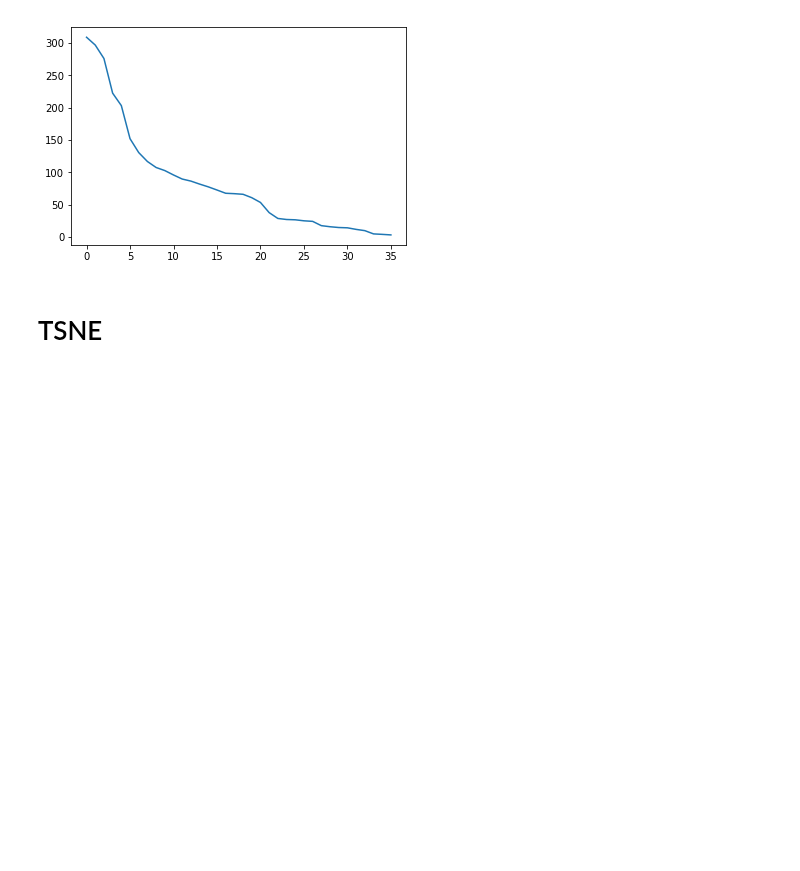
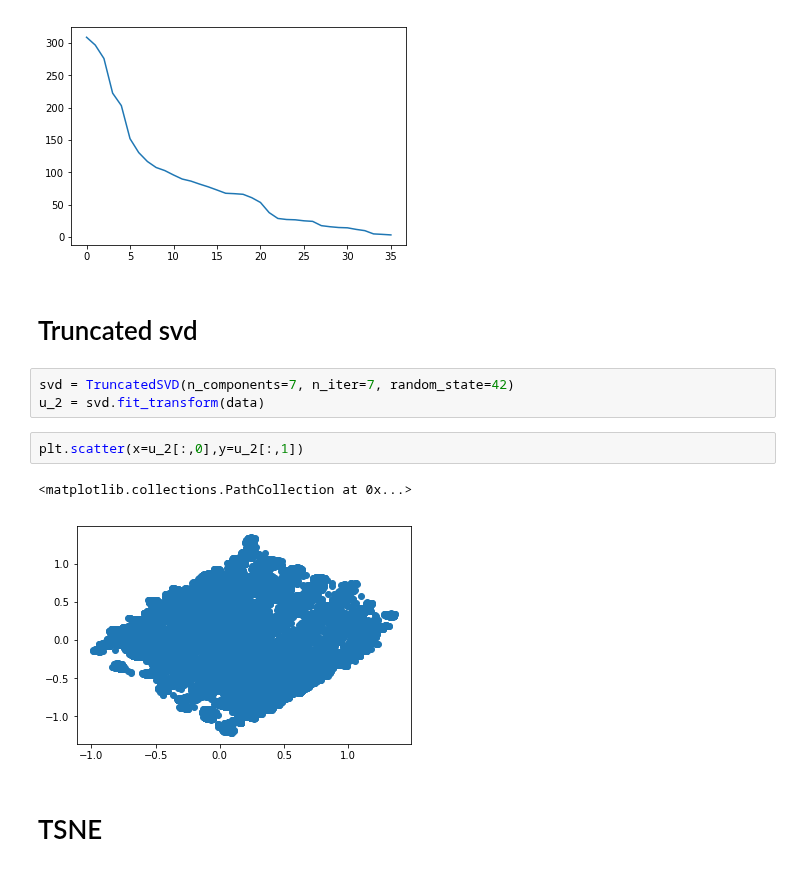
Before and after one commit to Azowyl/TP-Datos, a Jupyter notebook: Pre-procesamiento 03-06.ipynb, the cells around one changed output. Drawn from its saved outputs; the diff is of its cells as text; blank space fills up the shorter version.

```diff
--- a/Pre-procesamiento 03-06.ipynb
+++ b/Pre-procesamiento 03-06.ipynb
@@ -257,6 +260,16 @@ plt.plot(s)
 # %% [output]
 [<matplotlib.lines.Line2D at 0x...>]
 [figure]
+# %% [markdown]
+# Truncated svd
+# %%
+svd = TruncatedSVD(n_components=7, n_iter=7, random_state=42)
+u_2 = svd.fit_transform(data)
+# %%
+plt.scatter(x=u_2[:,0],y=u_2[:,1])
+# %% [output]
+<matplotlib.collections.PathCollection at 0x...>
+[figure, added]
 # %% [markdown]
 # TSNE
 # %%
```
Also changed, not shown: parts of 2 cells of this notebook.
